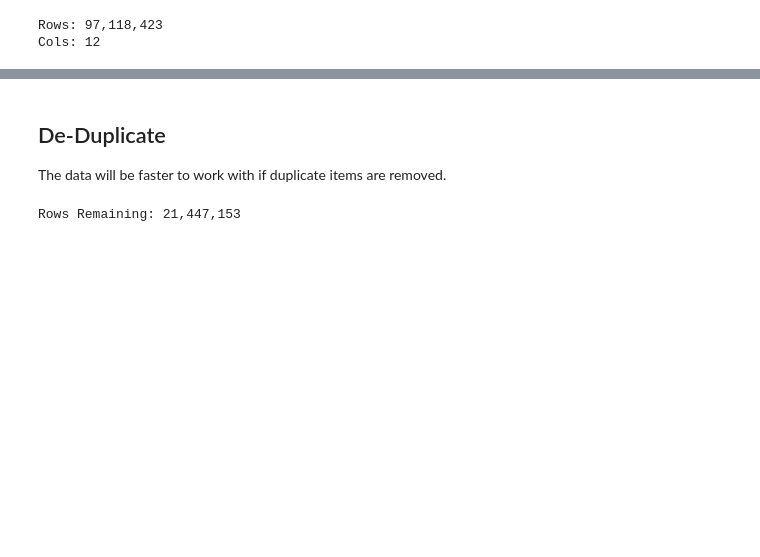
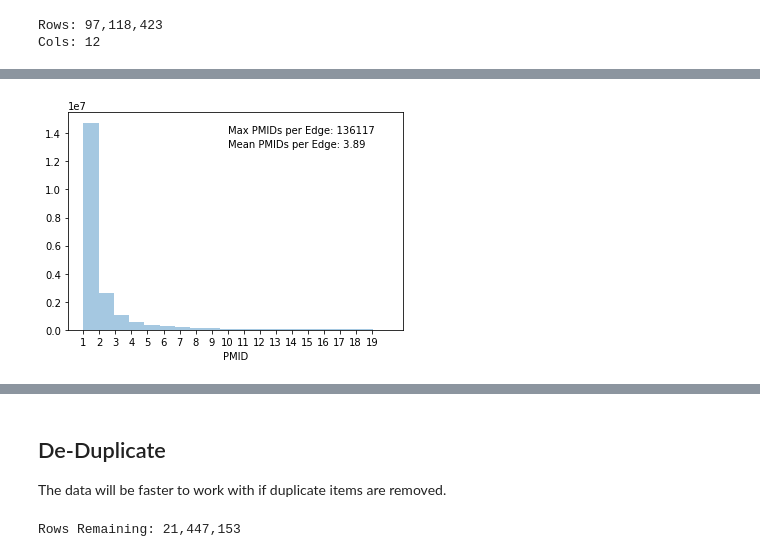
Before and after one commit to mmayers12/semmed, a Jupyter notebook: nbs/02-building_the_graph.ipynb, the cells around one changed output, grey strips where cells are left out. Cells and saved outputs as stored; diff of their text form; code cells hidden in the pictures; blank space fills up the shorter version.

```diff
--- a/nbs/02-building_the_graph.ipynb
+++ b/nbs/02-building_the_graph.ipynb
@@ -25,0 +29,3 @@ sem_df.head()
+# %%
+%%time
+grpd = sem_df.groupby(['SUBJECT_CUI', 'PREDICATE', 'OBJECT_CUI'])
@@ -25,0 +35,3 @@ sem_df.head()
+# %%
+%%time
+counts = grpd['PMID'].nunique()
@@ -25,0 +45,7 @@ sem_df.head()
+# %%
+sns.distplot(counts[counts['PMID'] < 21]['PMID'], bins=20, kde=False)
+plt.xticks(np.arange(1, 20, 1))
+plt.text(10, 1.4e7, 'Max PMIDs per Edge: {}'.format(counts['PMID'].max()))
+plt.text(10, 1.3e7, 'Mean PMIDs per Edge: {:1.2f}'.format(counts['PMID'].mean()));
+# %% [output]
+[figure, added]
```
Also changed, not shown: parts of 40 cells of this notebook, 1 other file.
